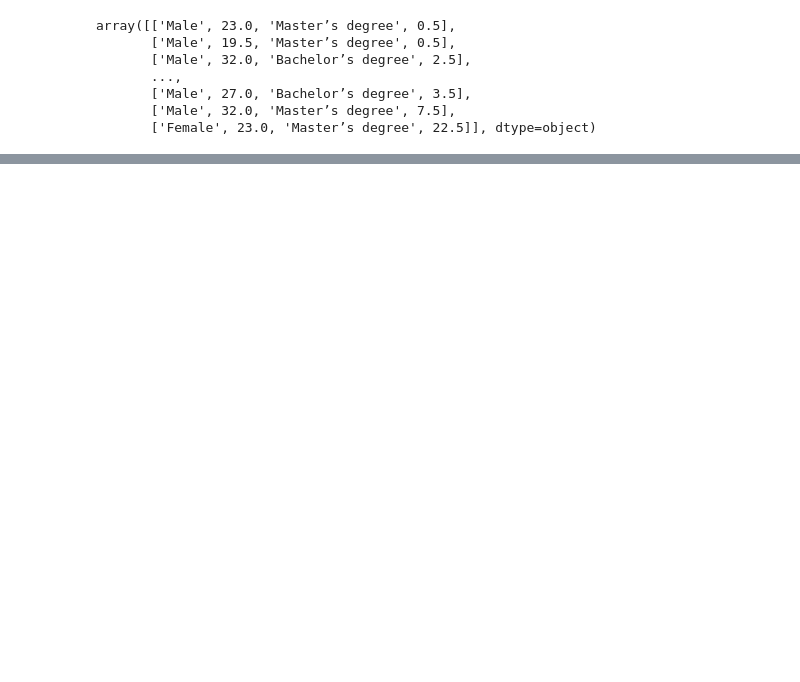
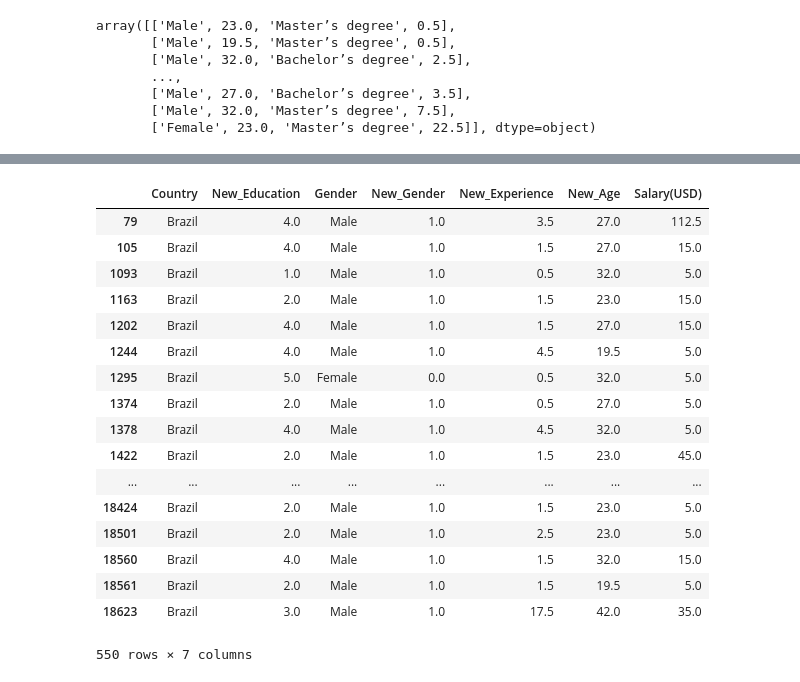
Before and after one commit to JoseMontanaC/JoseAlejandroMontana_Final, a Jupyter notebook: JoseAlejandroMontana_Final.ipynb, the cells around one changed output, grey strips where cells are left out. Drawn from its saved outputs; the diff is of its cells as text; code cells hidden in the pictures; blank space fills up the shorter version.

```diff
--- a/JoseAlejandroMontana_Final.ipynb
+++ b/JoseAlejandroMontana_Final.ipynb
@@ -457,0 +496,26 @@ array([['Male', 23.0, 'Master’s degree', 0.5],
+# %%
+X=New_data[["Country","New_Education","Gender","New_Gender","New_Experience","New_Age","Salary(USD)"]].dropna()
+X=X[X["Country"]=="Brazil"]
+X=X[X["Gender"]!="Prefer not to say"]
+X=X[X["Gender"]!="Prefer to self-describe"]
+# %%
+X
+# %% [output]
+|  | Country | New_Education | Gender | New_Gender | New_Experience | New_Age | Salary(USD) |
+| 79 | Brazil | 4.0 | Male | 1.0 | 3.5 | 27.0 | 112.5 |
+| 105 | Brazil | 4.0 | Male | 1.0 | 1.5 | 27.0 | 15.0 |
+| 1093 | Brazil | 1.0 | Male | 1.0 | 0.5 | 32.0 | 5.0 |
+| 1163 | Brazil | 2.0 | Male | 1.0 | 1.5 | 23.0 | 15.0 |
+| 1202 | Brazil | 4.0 | Male | 1.0 | 1.5 | 27.0 | 15.0 |
+| 1244 | Brazil | 4.0 | Male | 1.0 | 4.5 | 19.5 | 5.0 |
+| 1295 | Brazil | 5.0 | Female | 0.0 | 0.5 | 32.0 | 5.0 |
+| 1374 | Brazil | 2.0 | Male | 1.0 | 0.5 | 27.0 | 5.0 |
+| 1378 | Brazil | 4.0 | Male | 1.0 | 4.5 | 32.0 | 5.0 |
+| 1422 | Brazil | 2.0 | Male | 1.0 | 1.5 | 23.0 | 45.0 |
+| ... | ... | ... | ... | ... | ... | ... | ... |
+| 18424 | Brazil | 2.0 | Male | 1.0 | 1.5 | 23.0 | 5.0 |
+| 18501 | Brazil | 2.0 | Male | 1.0 | 2.5 | 23.0 | 5.0 |
+| 18560 | Brazil | 4.0 | Male | 1.0 | 1.5 | 32.0 | 15.0 |
+| 18561 | Brazil | 2.0 | Male | 1.0 | 1.5 | 19.5 | 5.0 |
+| 18623 | Brazil | 3.0 | Male | 1.0 | 17.5 | 42.0 | 35.0 |
+550 rows × 7 columns
```
Also changed, not shown: parts of 2 cells of this notebook.
